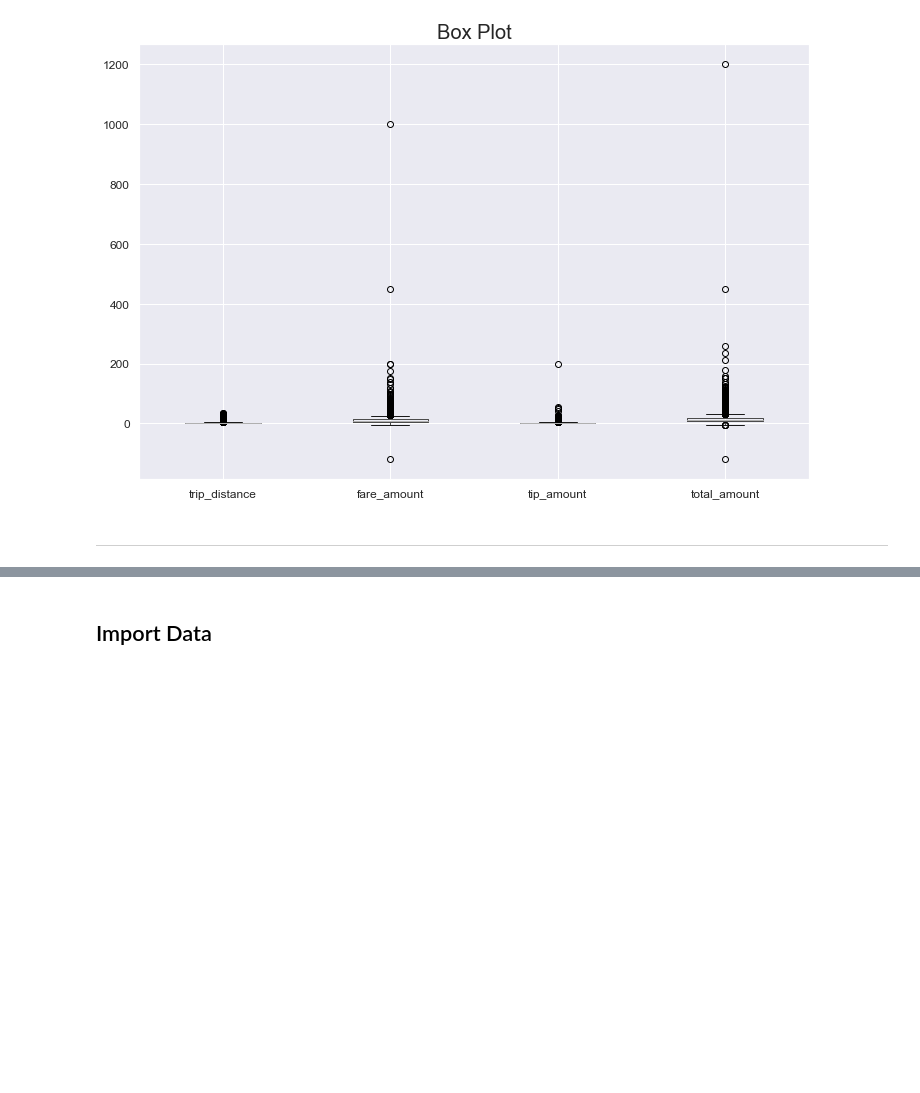
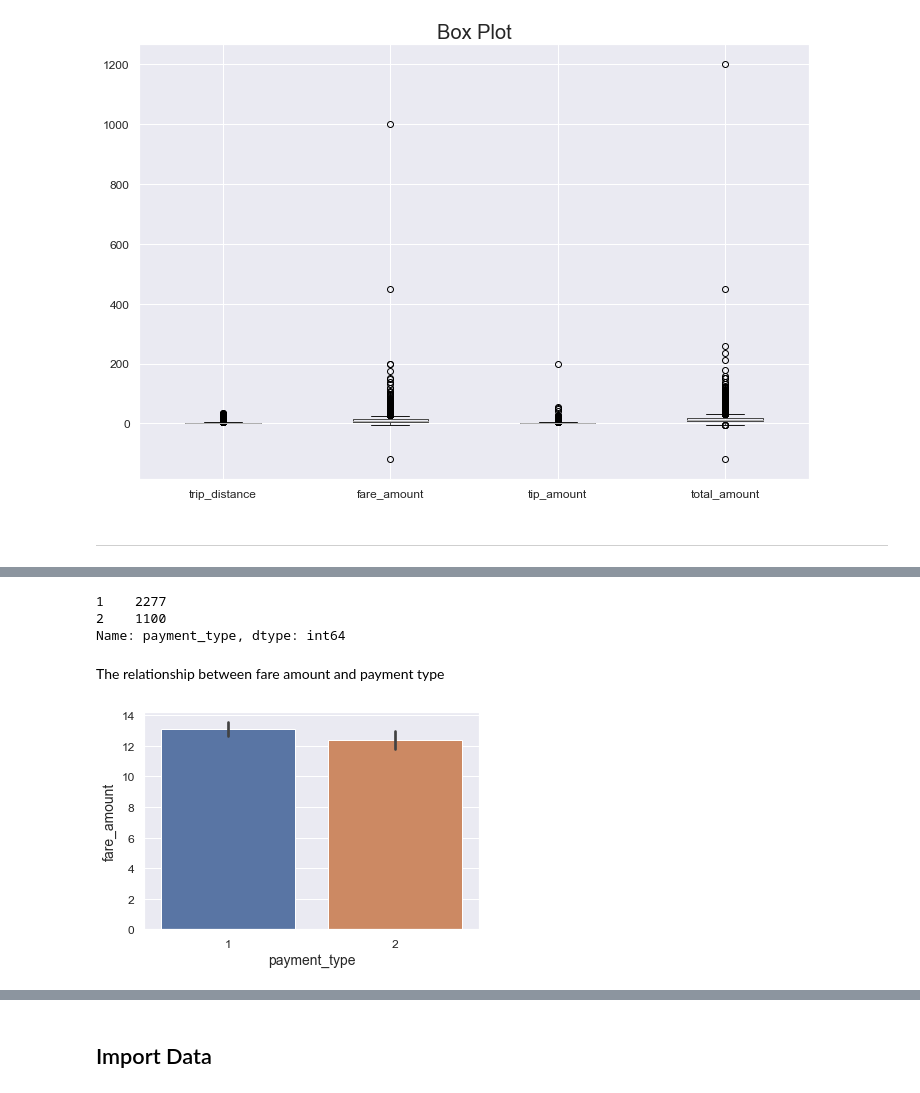
Before and after one commit to dennislamcv1/GoogleADA, a Jupyter notebook: Regression Analysis/Taxi Trips EDA.ipynb, the cells around one changed output, grey strips where cells are left out. Cells and saved outputs as stored; diff of their text form; code cells hidden in the pictures; blank space fills up the shorter version.

```diff
--- a/Regression Analysis/Taxi Trips EDA.ipynb
+++ b/Regression Analysis/Taxi Trips EDA.ipynb
@@ -222,0 +229,2 @@ SyntaxError: invalid syntax (1241381794.py, line 1)
+# %%
+df1 = df1.sample(frac=0.15, random_state=0)
@@ -222,0 +244,3 @@ SyntaxError: invalid syntax (1241381794.py, line 1)
+# %%
+df2 = df1[(df1["payment_type"] == 1) | (df1["payment_type"] == 2)]
+df2
@@ -222,0 +261,13 @@ SyntaxError: invalid syntax (1241381794.py, line 1)
+# %%
+df2["payment_type"].value_counts()
+# %% [output]
+1    2277
+2    1100
+Name: payment_type, dtype: int64
+# %% [markdown]
+The relationship between fare amount and payment type
+# %%
+sns.barplot(x="payment_type", y="fare_amount",  data=df2)
+plt.show()
+# %% [output]
+[figure, added]
```
Also changed, not shown: parts of 25 cells of this notebook.
